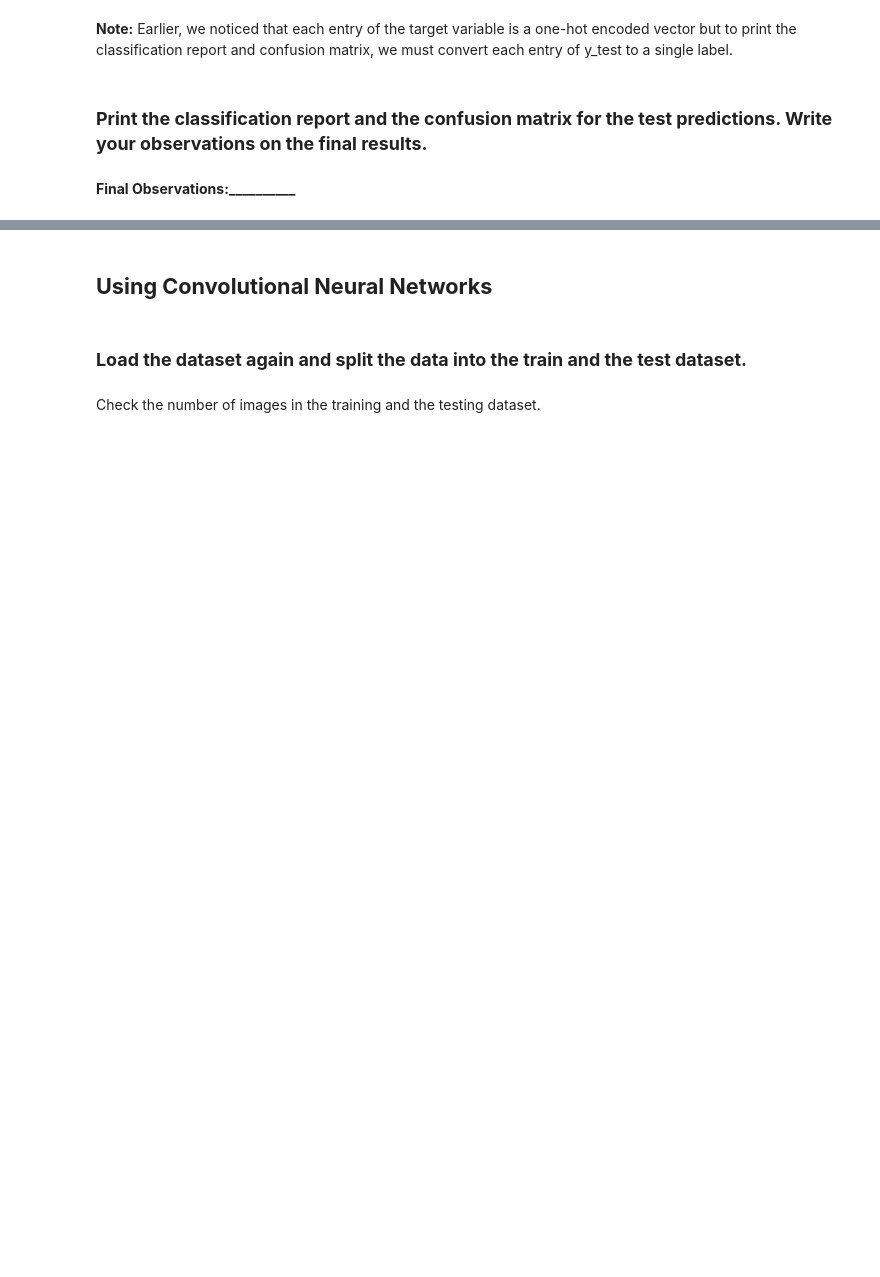
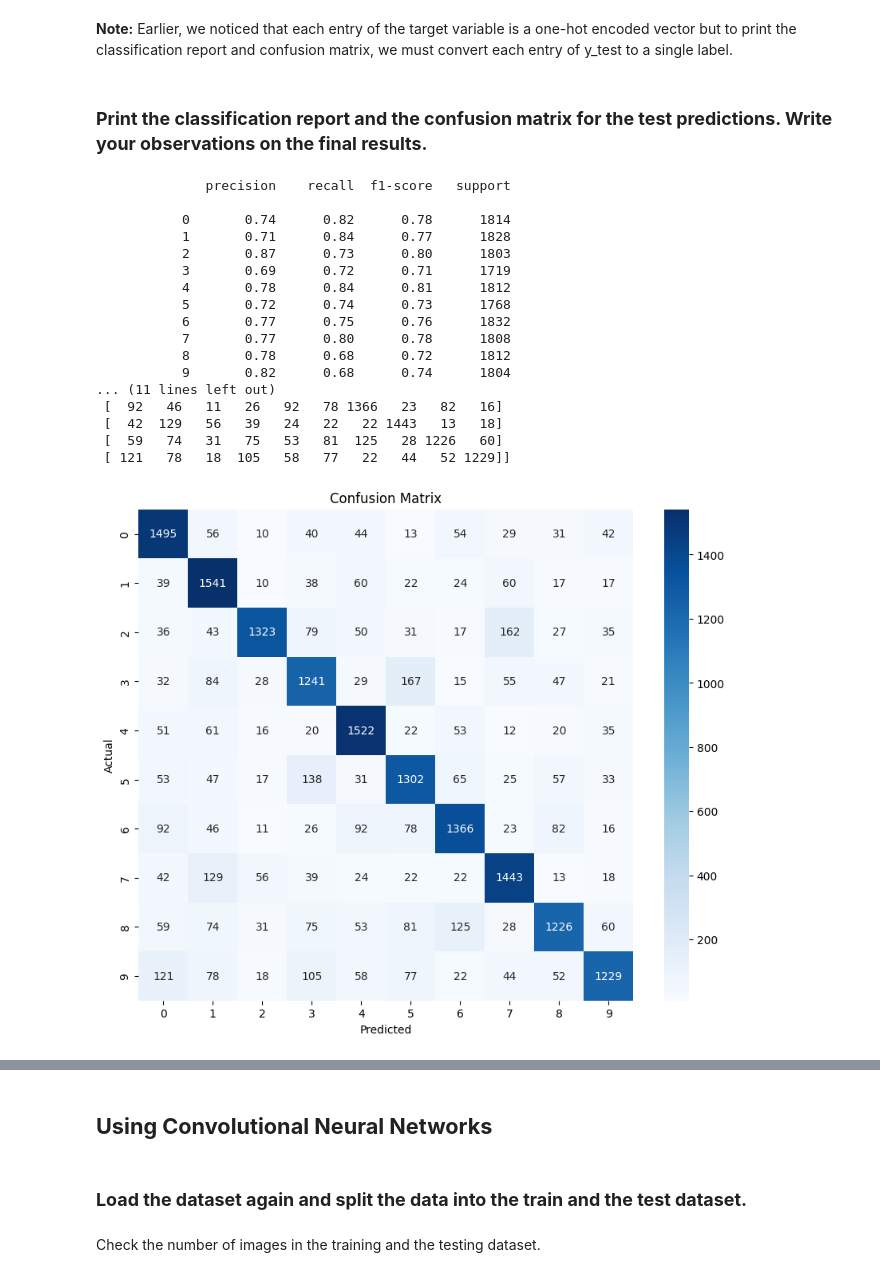
Before and after one commit to lino-5r/MIT-AAIDS, a Jupyter notebook: High_Code_SVHN_Digit_Recognition.ipynb, the cells around one changed output, grey strips where cells are left out. Saved outputs shown, nothing was run; the diff lists cells and outputs as text; code cells hidden in the pictures; blank space fills up the shorter version.

```diff
--- a/High_Code_SVHN_Digit_Recognition.ipynb
+++ b/High_Code_SVHN_Digit_Recognition.ipynb
@@ -332,3 +443,11 @@ First, we need to clear the previous model's history from the Keras backend. Als
 - Make predictions on the test set using the second model.
 - Print the obtained results using the classification report and the confusion matrix.
 - Final observations on the obtained results.
+# %%
+#Cell Nu - Make predictions on the test set using the second model
+X_test_flat = X_test.reshape(X_test.shape[0], 1024)
+test_pred = model_2.predict(X_test_flat, batch_size=128)  # batch optional
+test_pred = np.argmax(test_pred, axis=-1)
+
+# Converting each entry to single label from one-hot encoded vector
+y_test = np.argmax(y_test, axis = -1)
@@ -336,5 +457,36 @@ First, we need to clear the previous model's history from the Keras backend. Als
 **Note:** Earlier, we noticed that each entry of the target variable is a one-hot encoded vector but to print the classification report and confusion matrix, we must convert each entry of y_test to a single label.
 # %% [markdown]
 ### **Print the classification report and the confusion matrix for the test predictions. Write your observations on the final results.**
-# %% [markdown]
-**Final Observations:__________**
+# %%
+# Cell Xi - Print the classification report and the confusion matrix for the test predictions
+class_report = classification_report(y_test, test_pred)
+print(class_report)
+
+conf_matrix = confusion_matrix(y_test, test_pred)
+print(conf_matrix)
+
+plt.figure(figsize=(10, 8))
+sns.heatmap(conf_matrix, annot=True, fmt='d', cmap='Blues', xticklabels=range(10), yticklabels=range(10))
+plt.xlabel('Predicted')
+plt.ylabel('Actual')
+plt.title('Confusion Matrix')
+plt.show()
+# %% [output]
+              precision    recall  f1-score   support
+
+           0       0.74      0.82      0.78      1814
+           1       0.71      0.84      0.77      1828
+           2       0.87      0.73      0.80      1803
+           3       0.69      0.72      0.71      1719
+           4       0.78      0.84      0.81      1812
+           5       0.72      0.74      0.73      1768
+           6       0.77      0.75      0.76      1832
+           7       0.77      0.80      0.78      1808
+           8       0.78      0.68      0.72      1812
+           9       0.82      0.68      0.74      1804
+... (11 lines left out)
+ [  92   46   11   26   92   78 1366   23   82   16]
+ [  42  129   56   39   24   22   22 1443   13   18]
+ [  59   74   31   75   53   81  125   28 1226   60]
+ [ 121   78   18  105   58   77   22   44   52 1229]]
+[figure, added]
```
Also changed, not shown: parts of 21 cells of this notebook, 2 other files.
